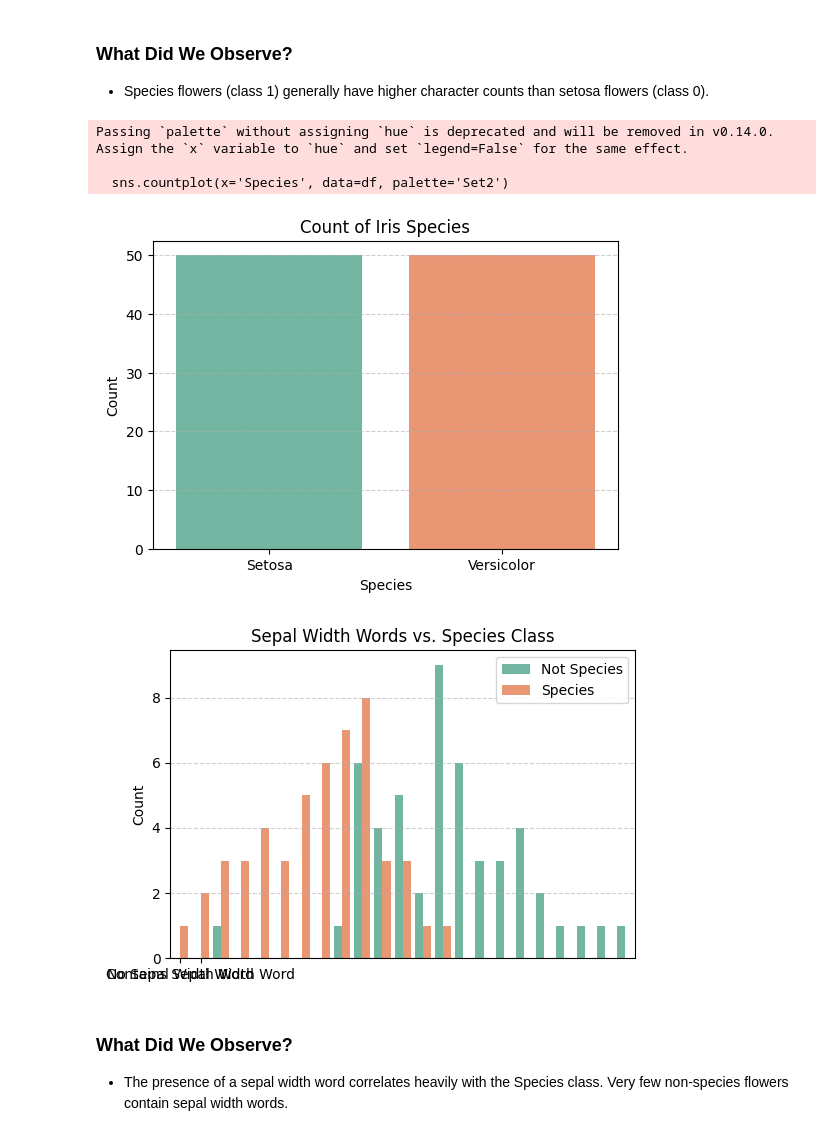
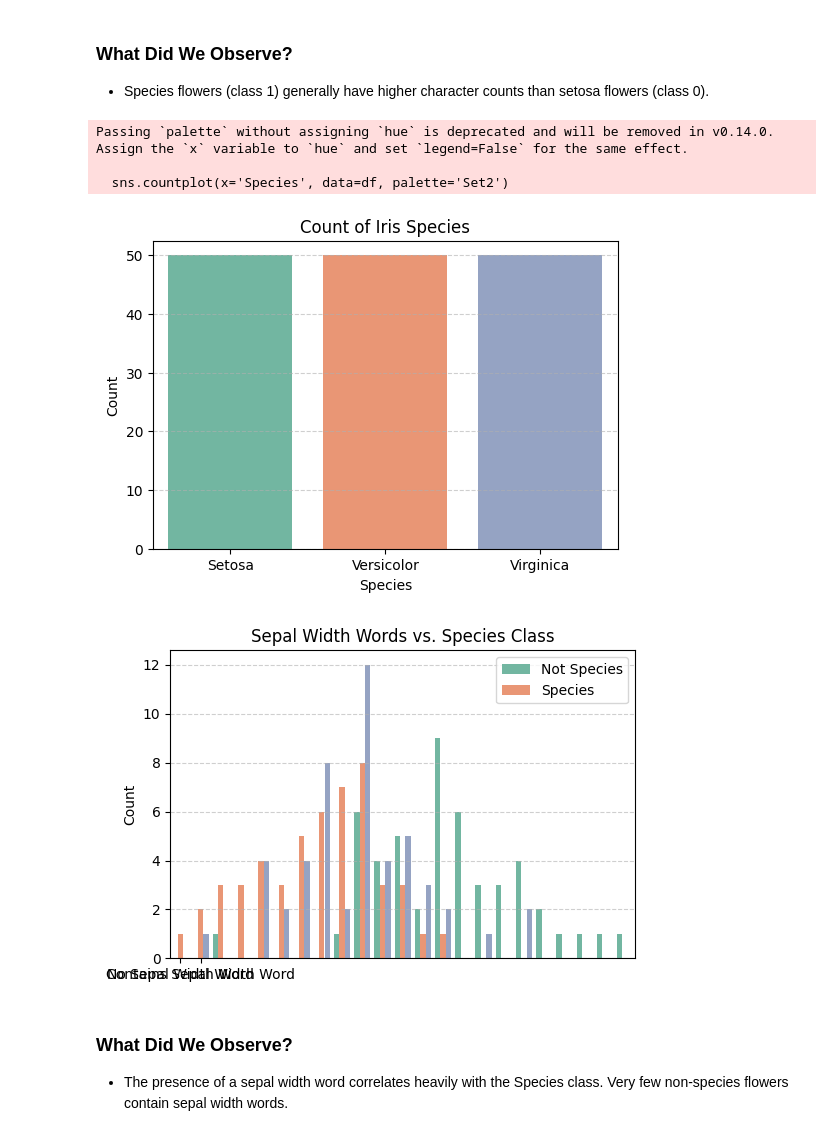
Before and after one commit to JayanGupta/Data_Science_Notes, a Jupyter notebook: models/Naive_Bayes.ipynb, the cells around one changed output. Cells and saved outputs as stored; diff of their text form; code cells hidden in the pictures.

```diff
--- a/models/Naive_Bayes.ipynb
+++ b/models/Naive_Bayes.ipynb
@@ -38,19 +38,19 @@ We define flower statistics for **100 flowers**.
 * **Petal_Length**: 1 if words like "now", "petal length" are present, 0 otherwise.
 * **Species**: Target classification label.
 # %%
-# Load scikit-learn iris dataset and filter to classes 0 and 1
+# Load scikit-learn iris dataset
 from sklearn.datasets import load_iris
 import pandas as pd
 iris = load_iris(as_frame=True)
 raw_df = iris.frame
-binary_df = raw_df[raw_df['target'] < 2]
 
 df = pd.DataFrame({
-    'Sepal_Length': binary_df['sepal length (cm)'],
-    'Sepal_Width': binary_df['sepal width (cm)'],
-    'Petal_Length': binary_df['petal length (cm)'],
-    'Species': binary_df['target']
-}).reset_index(drop=True)
+    'Sepal_Length': raw_df['sepal length (cm)'],
+    'Sepal_Width': raw_df['sepal width (cm)'],
+    'Petal_Length': raw_df['petal length (cm)'],
+    'Petal_Width': raw_df['petal width (cm)'],
+    'Species': raw_df['target']
+})
 
 print("Dataset Shape:", df.shape)
 print("First 5 rows:")
@@ -97,29 +97,29 @@ Passing `palette` without assigning `hue` is deprecated and will be removed in v
 # %%
 # Chart 2: Species occurrence count
 plt.figure(figsize=(6, 4))
 sns.countplot(x='Species', data=df, palette='Set2')
 plt.title('Count of Iris Species')
-plt.xticks([0, 1], ['Setosa', 'Versicolor'])
+plt.xticks([0, 1, 2], ['Setosa', 'Versicolor', 'Virginica'])
 plt.xlabel('Species')
 plt.ylabel('Count')
 plt.grid(axis='y', linestyle='--', alpha=0.6)
 plt.show()
 plt.figure(figsize=(6, 4))
 sns.countplot(x='Sepal_Width', hue='Species', data=df, palette='Set2')
 plt.title('Sepal Width Words vs. Species Class')
 # Custom labels for readable charts
 plt.xticks([0, 1], ['No Sepal Width Word', 'Contains Sepal Width Word'])
 plt.xlabel('')
 plt.ylabel('Count')
 plt.grid(axis='y', linestyle='--', alpha=0.6)
 plt.legend(['Not Species', 'Species'])
 plt.show()
 # %% [output]
 Passing `palette` without assigning `hue` is deprecated and will be removed in v0.14.0. Assign the `x` variable to `hue` and set `legend=False` for the same effect.
 
   sns.countplot(x='Species', data=df, palette='Set2')
-[figure, old version]
+[figure, new version]
-[figure, old version]
+[figure, new version]
 # %% [markdown]
 ### What Did We Observe?
 * The presence of a sepal width word correlates heavily with the Species class. Very few non-species flowers contain sepal width words.
```
Also changed, not shown: parts of 8 cells of this notebook, 11 other files.
